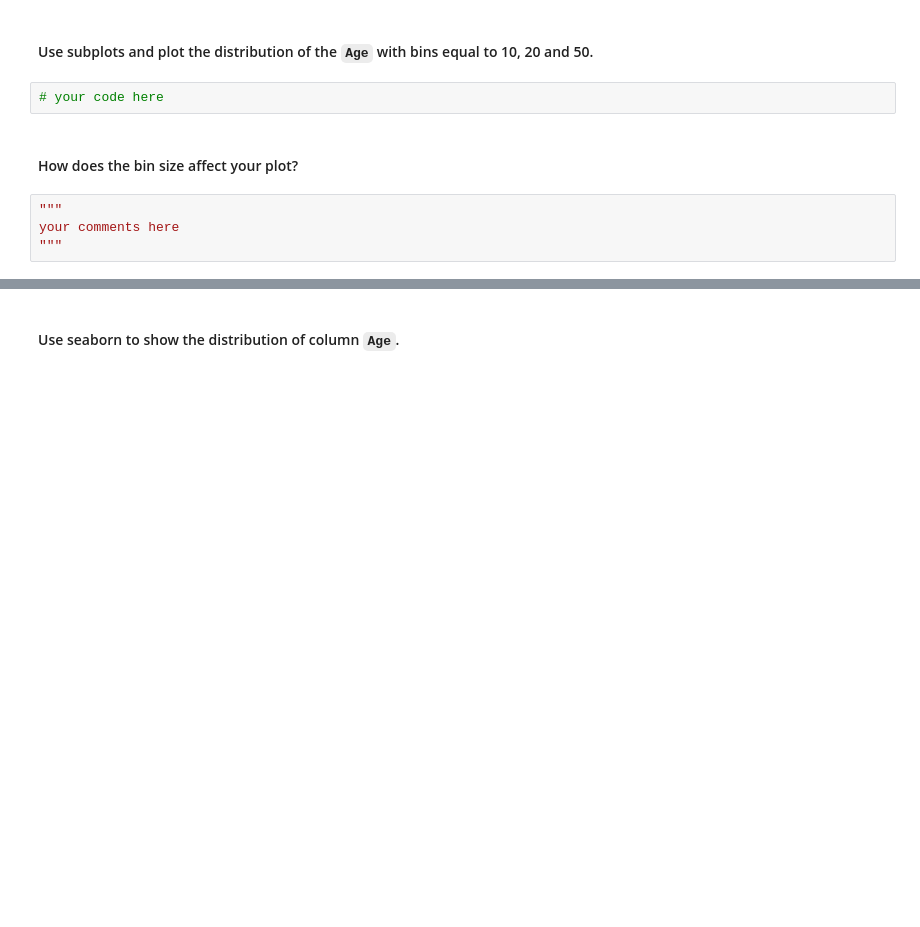
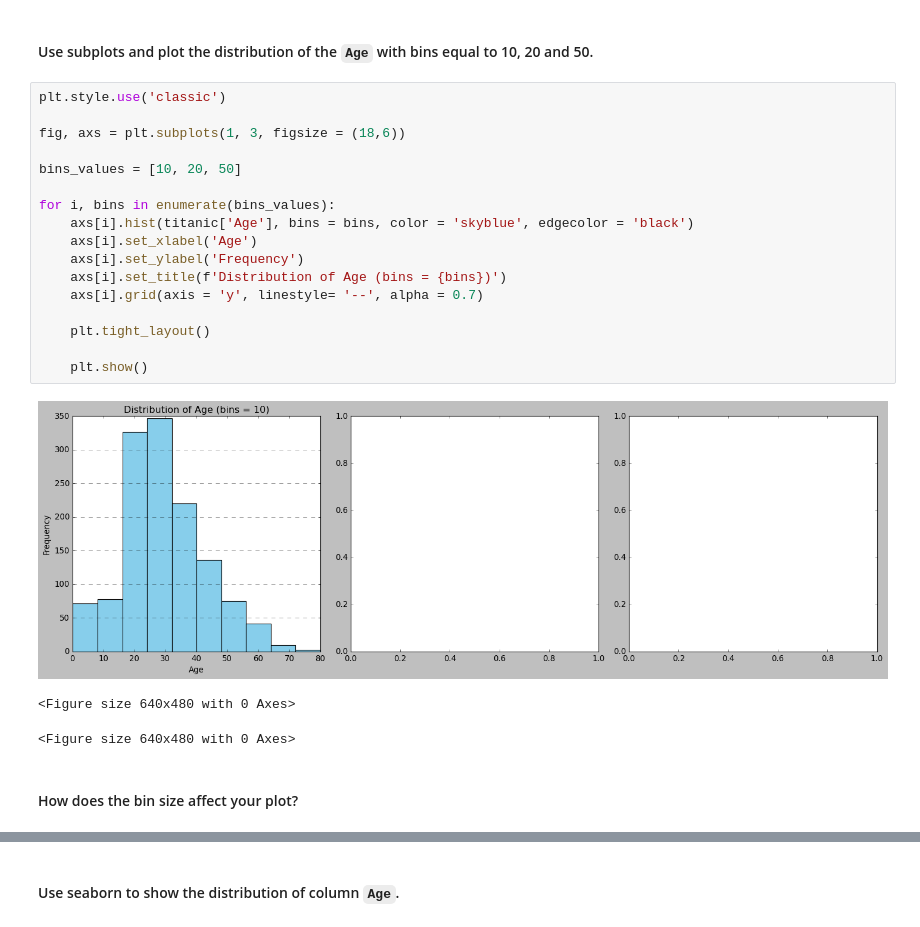
Before and after one commit to ta-data-pt-rmt/lab-matplotlib-seaborn, a Jupyter notebook: your-code/main.ipynb, the cells around one changed output, grey strips where cells are left out. Cells and saved outputs as stored; diff of their text form; blank space fills up the shorter version.

```diff
--- a/your-code/main.ipynb
+++ b/your-code/main.ipynb
@@ -263,10 +405,25 @@ How the average number of steps change by month. Use the appropriate visualizati
 # %% [markdown]
 #### Use subplots and plot the distribution of the `Age`  with bins equal to 10, 20 and 50.
-# %%
-# your code here
+# %%
+plt.style.use('classic')
+
+fig, axs = plt.subplots(1, 3, figsize = (18,6))
+
+bins_values = [10, 20, 50]
+
+for i, bins in enumerate(bins_values):
+    axs[i].hist(titanic['Age'], bins = bins, color = 'skyblue', edgecolor = 'black')
+    axs[i].set_xlabel('Age')
+    axs[i].set_ylabel('Frequency')
+    axs[i].set_title(f'Distribution of Age (bins = {bins})')
+    axs[i].grid(axis = 'y', linestyle= '--', alpha = 0.7)
+
+    plt.tight_layout()
+
+    plt.show()
+# %% [output]
+[figure, added]
+<Figure size 640x480 with 0 Axes>
+<Figure size 640x480 with 0 Axes>
 # %% [markdown]
 #### How does the bin size affect your plot?
-# %%
-"""
-your comments here
-"""
```
Also changed, not shown: parts of 45 cells of this notebook.
